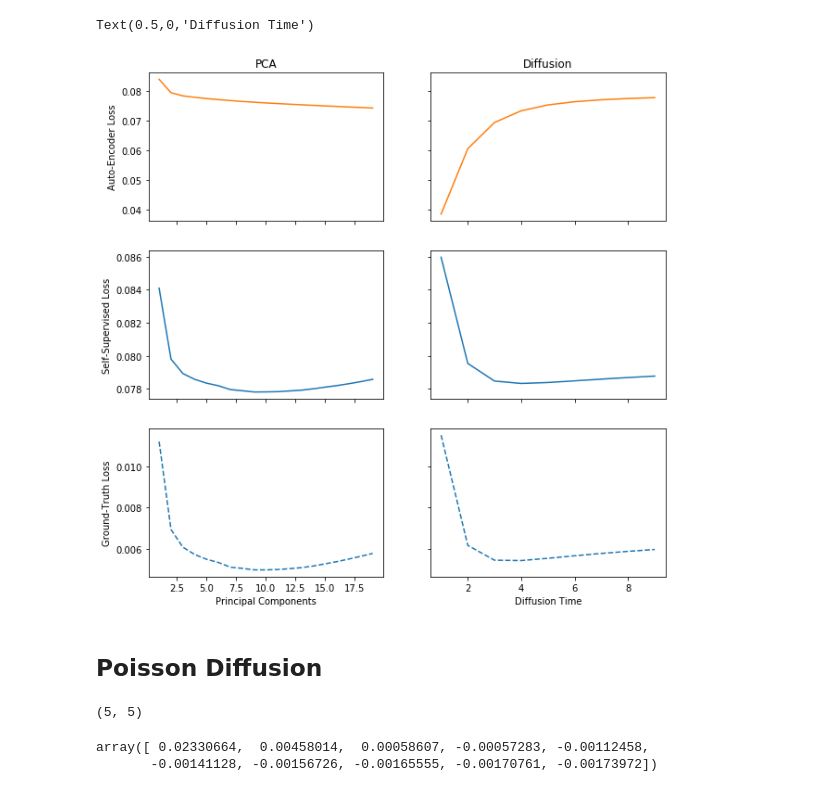
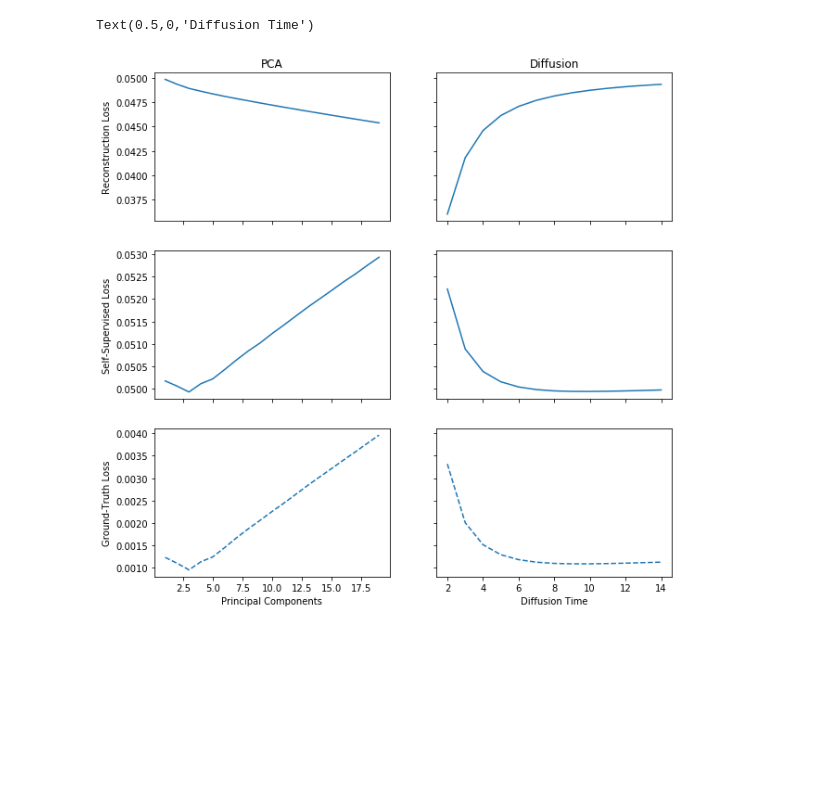
Before and after one commit to czbiohub-sf/molecular-cross-validation, a Jupyter notebook: src/noise2self_sc/Figure-Losses.ipynb, the cells around one changed output. Drawn from its saved outputs; the diff is of its cells as text; code cells hidden in the pictures; blank space fills up the shorter version.

Commit message:
Split loss into computation notebook and figure notebook

```diff
--- a/src/noise2self_sc/Figure-Losses.ipynb
+++ b/src/noise2self_sc/Figure-Losses.ipynb
@@ -41,10 +5,0 @@ z = expected_sqrt(mean)
-# %%
-import pickle
-with open('/Users/josh/src/noise2self-single-cell/data/sim/dataset_0.pickle', 'rb') as fp:
-    exp, class_labels, programs, lib_size, umis_X, umis_Y = pickle.load(fp)
-mean = np.exp(exp.dot(programs))
-x1 = umis_X
-x2 = umis_Y
-
-counts = (umis_X + umis_Y).sum(axis = 1, keepdims = True)/2
-mean = mean/mean.sum(axis = 1, keepdims = True) * counts
@@ -170,0 +10,5 @@ Min GT Loss:  0.005421743427401438
+# %%
+results = {}
+result_files = glob.glob('results/*.pickle')
+for file in result_files:
+    results[os.path.basename(file).split('.')[0]] = pickle.load(open(file, 'rb'))
@@ -171,25 +53,32 @@ Min GT Loss:  0.005421743427401438
 # %%
+sim_pca_mse = results['sim_pca_mse']
+sim_diffusion_mse = results['sim_diffusion_mse']
+
 fig, ax = plt.subplots(3, 2, sharex = 'col', sharey='row', figsize=(10,10))
 
-ax[0,0].plot(k_range, ae_loss_pca_mse, color = 'C1')
+k_range = sim_pca_mse['param_range']
+ax[0,0].plot(k_range, sim_pca_mse['re_loss'])
 ax[0,0].set_title("PCA")
-ax[0,0].set_ylabel('Auto-Encoder Loss')
+ax[0,0].set_ylabel('Reconstruction Loss')
 
-ax[1,0].plot(k_range, ss_loss_pca_mse)
+
+displacement = 0.073
+ax[1,0].plot(k_range, sim_pca_mse['ss_loss'])
 ax[1,0].set_ylabel('Self-Supervised Loss')
-ax[2,0].plot(k_range, gt_loss_pca_mse, '--')
+
+
+ax[2,0].plot(k_range, sim_pca_mse['gt_loss'], '--')
 ax[2,0].set_ylabel('Ground-Truth Loss')
 ax[2,0].set_xlabel('Principal Components')
 
-init_time = 1
-ax[0,1].plot(t_range[init_time:], ae_loss_diffusion_mse[init_time:], color = 'C1')
+init_time = 2
+t_range = sim_diffusion_mse['param_range']
+ax[0,1].plot(t_range[init_time:], sim_diffusion_mse['re_loss'][init_time:])
 ax[0,1].set_title("Diffusion")
 
-ax[1,1].plot(t_range[init_time:], ss_loss_diffusion_mse[init_time:])
-ax[2,1].plot(t_range[init_time:], gt_loss_diffusion_mse[init_time:], '--')
+ax[1,1].plot(t_range[init_time:], sim_diffusion_mse['ss_loss'][init_time:])
+ax[2,1].plot(t_range[init_time:], sim_diffusion_mse['gt_loss'][init_time:], '--')
 ax[2,1].set_xlabel('Diffusion Time')
 # %% [output]
 Text(0.5,0,'Diffusion Time')
-[figure, old version]
+[figure, new version]
-# %% [markdown]
-## Poisson Diffusion
@@ -214,9 +84,0 @@ for i in range(max_t):
-# %%
-np.argmin(ss_loss), np.argmin(gt_loss)
-# %% [output]
-(5, 5)
-# %%
-np.array(ss_loss_diffusion_poisson) - np.array(gt_loss_diffusion_poisson)
-# %% [output]
-array([ 0.02330664,  0.00458014,  0.00058607, -0.00057283, -0.00112458,
-       -0.00141128, -0.00156726, -0.00165555, -0.00170761, -0.00173972])
```
Also changed, not shown: parts of 33 cells of this notebook, 1 other file.
